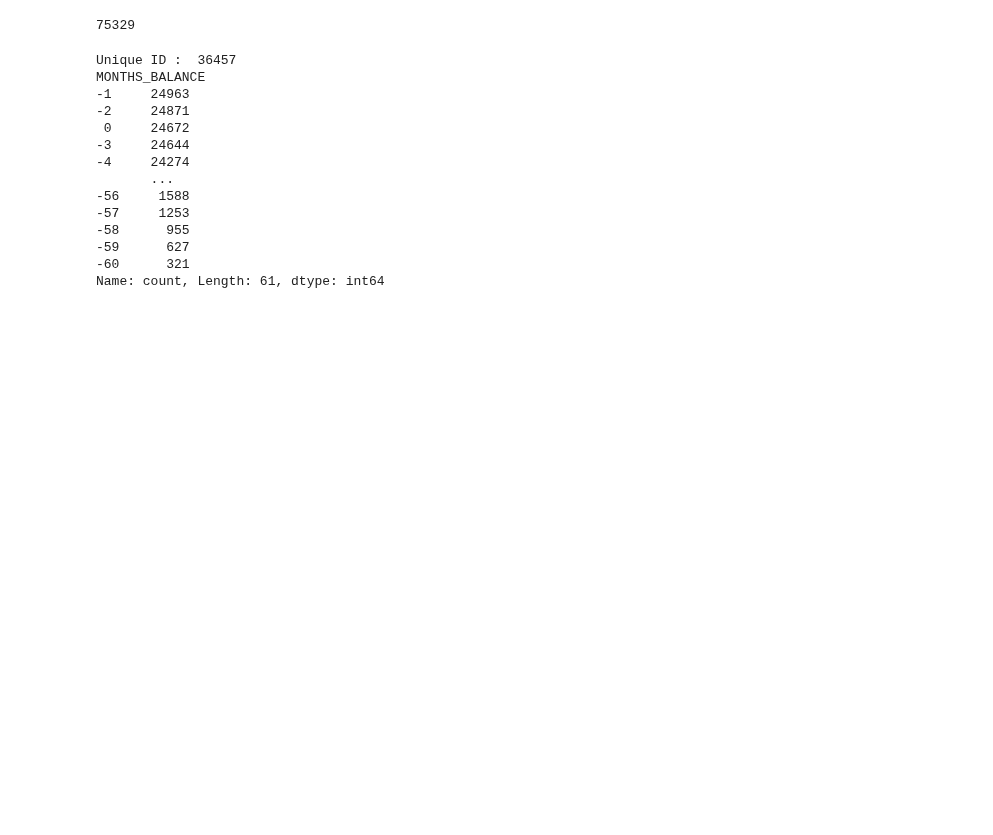
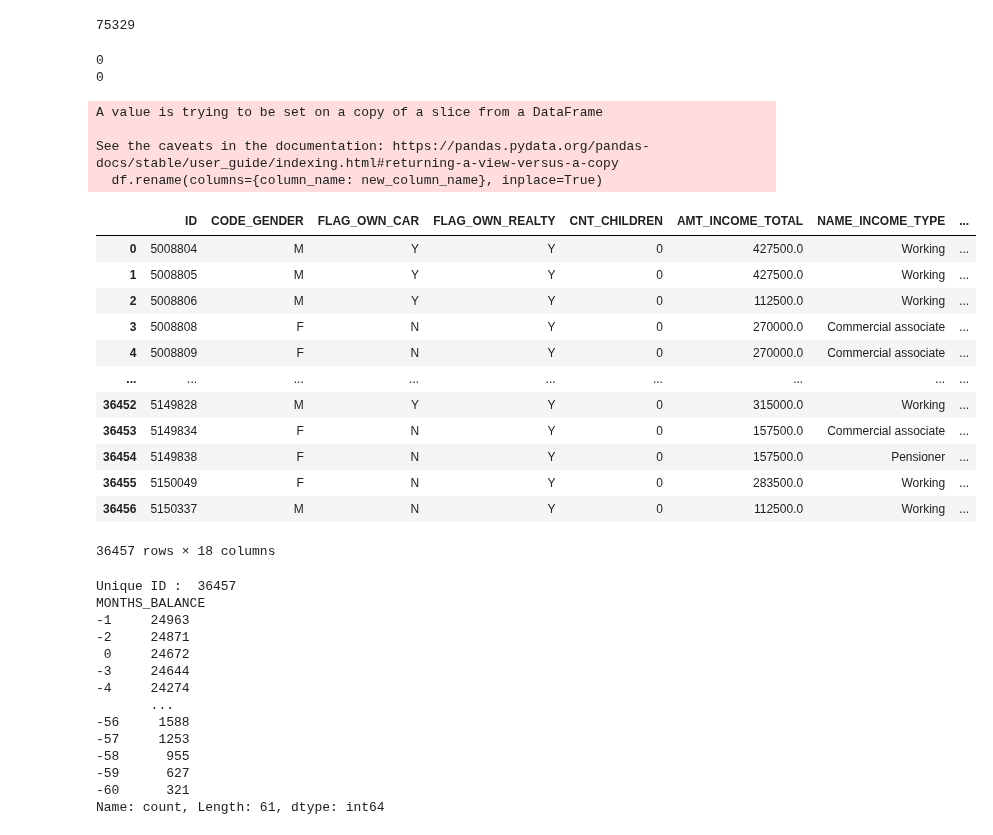
Before and after one commit to EnricoMiche1210760/prediction-of-creditworthiness-for-credit-card-issuance, a Jupyter notebook: main.ipynb, the cells around one changed output. Cells and saved outputs as stored; diff of their text form; code cells hidden in the pictures; blank space fills up the shorter version.

```diff
--- a/main.ipynb
+++ b/main.ipynb
@@ -158,6 +158,16 @@ Name: count, dtype: int64
 (application_df[(application_df['DAYS_EMPLOYED'] > 0) & (application_df['NAME_INCOME_TYPE'] == 'Pensioner')].shape)[0]
 # %% [output]
 75329
+# %%
+print(application_df[application_df['DAYS_EMPLOYED'] == 0].shape[0])
+print(approved_applications[approved_applications['DAYS_EMPLOYED'] == 0].shape[0])
+# %% [output]
+0
+0
+# %%
+def rename_columns(df, column_name, new_column_name):
+    df.rename(columns={column_name: new_column_name}, inplace=True)
+    return df
 # %%
 def encode_dataframe_columns(data_train, data_test, encoder, columns_list):
     for column in columns_list:
@@ -169,6 +179,29 @@ def encode_dataframe_columns(data_train, data_test, encoder, columns_list):
 # riceve la carta di credito. Poi, analizzo il dataset di tutti i clienti e vedo se ci sono delle differenze significative.
 # Se ci sono, allora posso dire che ci sono delle caratteristiche che influenzano il fatto di ricevere la carta di credito o meno.
 # Inoltre posso valutare tra i clienti che hanno ricevuto la carta, quelli che sono affidabili e quelli che non lo sono.
+# %%
+approved_applications.loc[:, 'DAYS_BIRTH'] = approved_applications['DAYS_BIRTH'].map(lambda x: int(-x / 365) if x < 0 else 0)
+approved_applications.loc[:, 'DAYS_EMPLOYED'] = approved_applications['DAYS_EMPLOYED'].map(lambda x: int(-x / 365) if x < 0 else 0)
+rename_columns(approved_applications, 'DAYS_BIRTH', 'AGE')
+rename_columns(approved_applications, 'DAYS_EMPLOYED', 'YEARS_EMPLOYED')
+# %% [output]
+A value is trying to be set on a copy of a slice from a DataFrame
+
+See the caveats in the documentation: https://pandas.pydata.org/pandas-docs/stable/user_guide/indexing.html#returning-a-view-versus-a-copy
+  df.rename(columns={column_name: new_column_name}, inplace=True)
+|  | ID | CODE_GENDER | FLAG_OWN_CAR | FLAG_OWN_REALTY | CNT_CHILDREN | AMT_INCOME_TOTAL | NAME_INCOME_TYPE | ... |
+| 0 | 5008804 | M | Y | Y | 0 | 427500.0 | Working | ... |
+| 1 | 5008805 | M | Y | Y | 0 | 427500.0 | Working | ... |
+| 2 | 5008806 | M | Y | Y | 0 | 112500.0 | Working | ... |
+| 3 | 5008808 | F | N | Y | 0 | 270000.0 | Commercial associate | ... |
+| 4 | 5008809 | F | N | Y | 0 | 270000.0 | Commercial associate | ... |
+| ... | ... | ... | ... | ... | ... | ... | ... | ... |
+| 36452 | 5149828 | M | Y | Y | 0 | 315000.0 | Working | ... |
+| 36453 | 5149834 | F | N | Y | 0 | 157500.0 | Commercial associate | ... |
+| 36454 | 5149838 | F | N | Y | 0 | 157500.0 | Pensioner | ... |
+| 36455 | 5150049 | F | N | Y | 0 | 283500.0 | Working | ... |
+| 36456 | 5150337 | M | N | Y | 0 | 112500.0 | Working | ... |
+36457 rows × 18 columns
 # %%
 print("Unique ID : ", credit_df['ID'].nunique())
 print(credit_df['MONTHS_BALANCE'].value_counts())
```
Also changed, not shown: parts of 4 cells of this notebook.
